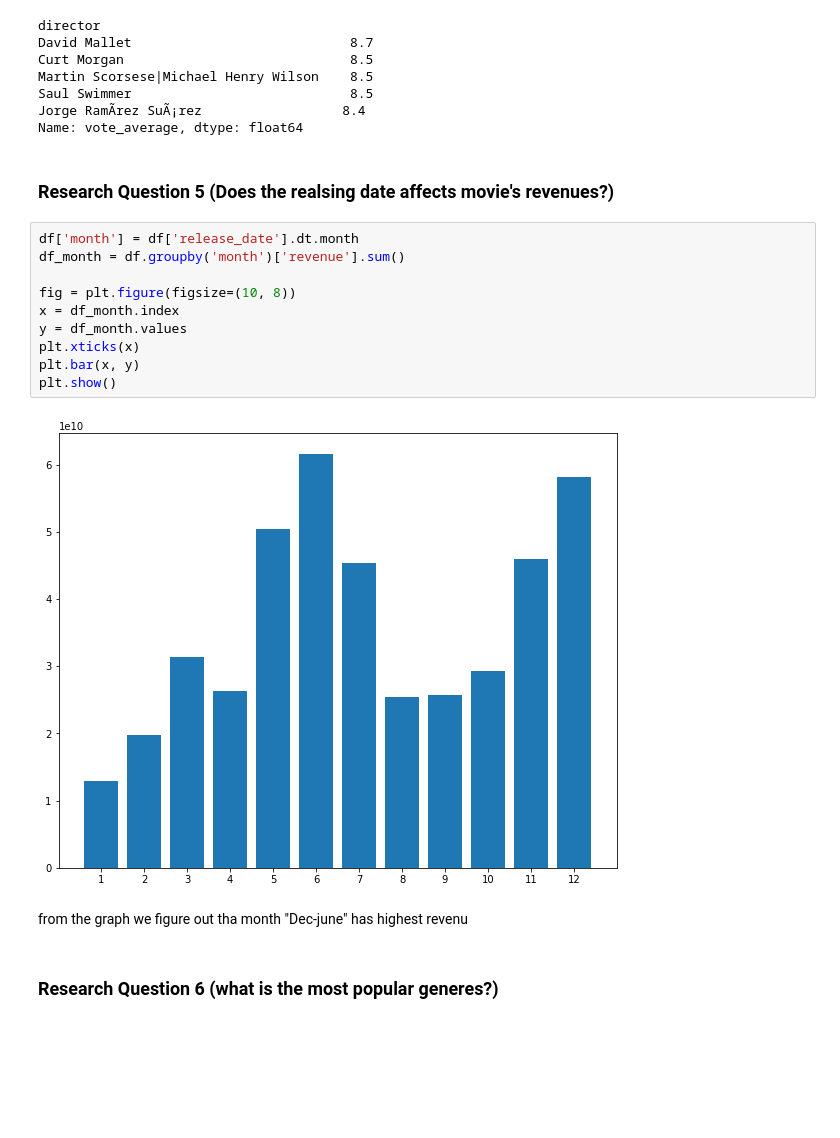
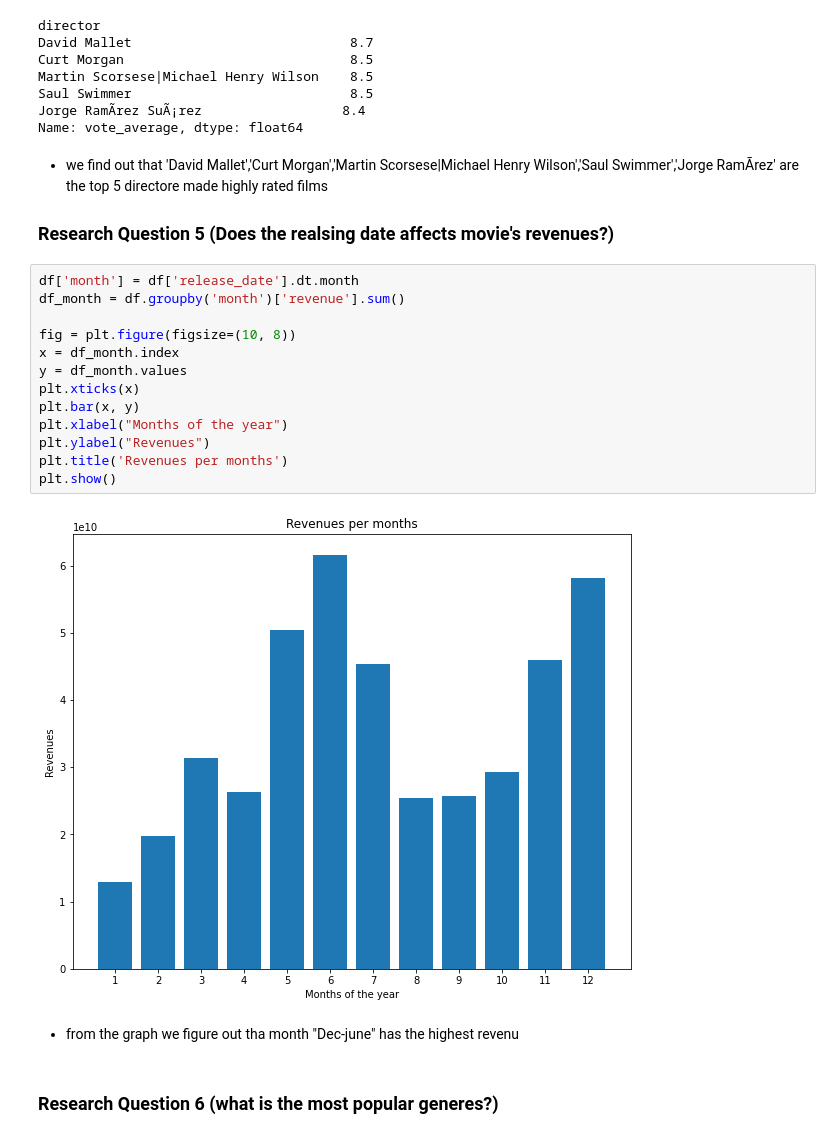
Before and after one commit to baraamagdy/DataAnalysis_assignment-, a Jupyter notebook: investigate-a-tmdb-movies.ipynb, the cells around one changed output. Cells and saved outputs as stored; diff of their text form; blank space fills up the shorter version.

```diff
--- a/investigate-a-tmdb-movies.ipynb
+++ b/investigate-a-tmdb-movies.ipynb
@@ -182,21 +215,26 @@ Saul Swimmer                            8.5
 Jorge RamÃ­rez SuÃ¡rez                  8.4
 Name: vote_average, dtype: float64
 # %% [markdown]
+- we find out that 'David Mallet','Curt Morgan','Martin Scorsese|Michael Henry Wilson','Saul Swimmer','Jorge RamÃ­rez' are the top 5 directore made highly rated films
+
 ### Research Question 5 (Does the realsing date affects movie's revenues?)
 # %%
 df['month'] = df['release_date'].dt.month
 df_month = df.groupby('month')['revenue'].sum()
 
 fig = plt.figure(figsize=(10, 8))
 x = df_month.index
 y = df_month.values
 plt.xticks(x)
 plt.bar(x, y)
+plt.xlabel("Months of the year")
+plt.ylabel("Revenues")
+plt.title('Revenues per months')
 plt.show()
 # %% [output]
-[figure, old version]
+[figure, new version]
 # %% [markdown]
-from the graph we figure out tha month "Dec-june" has highest revenu
+- from the graph we figure out tha month "Dec-june" has the highest revenu
 # %% [markdown]
 ### Research Question 6 (what is the most popular generes?)
 # %%
```
Also changed, not shown: parts of 17 cells of this notebook.
